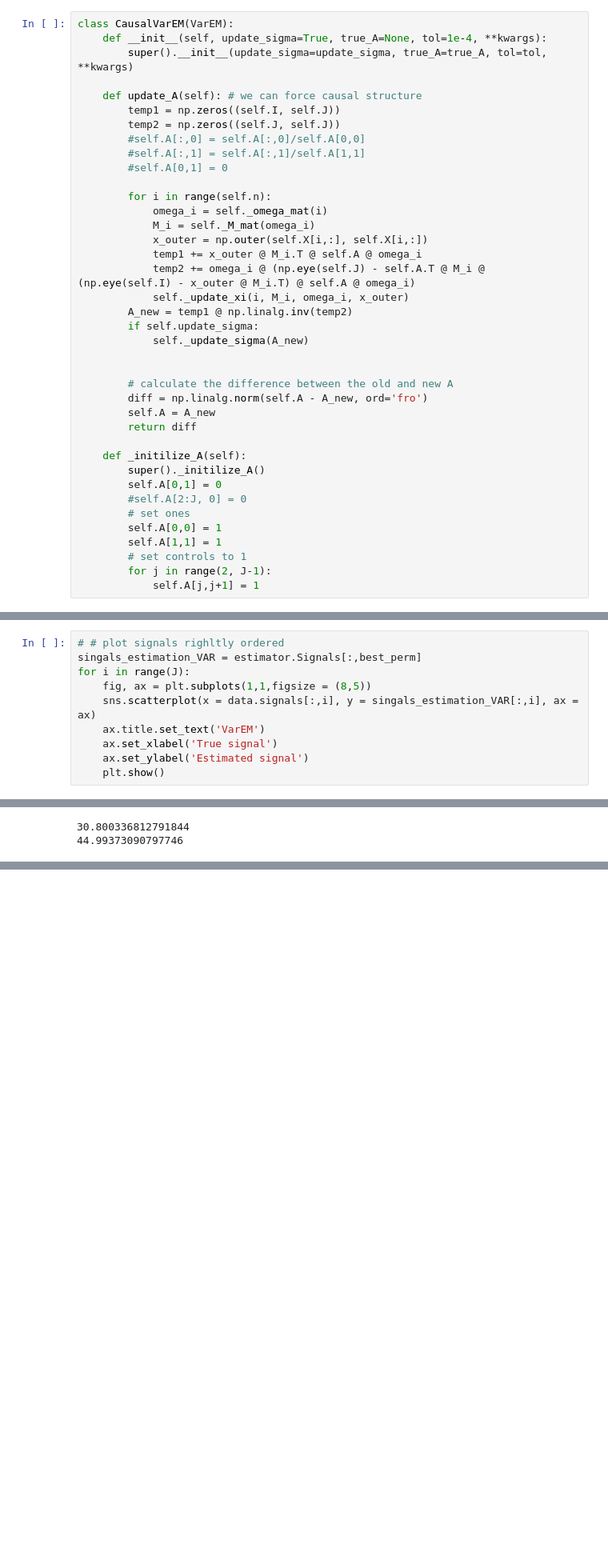
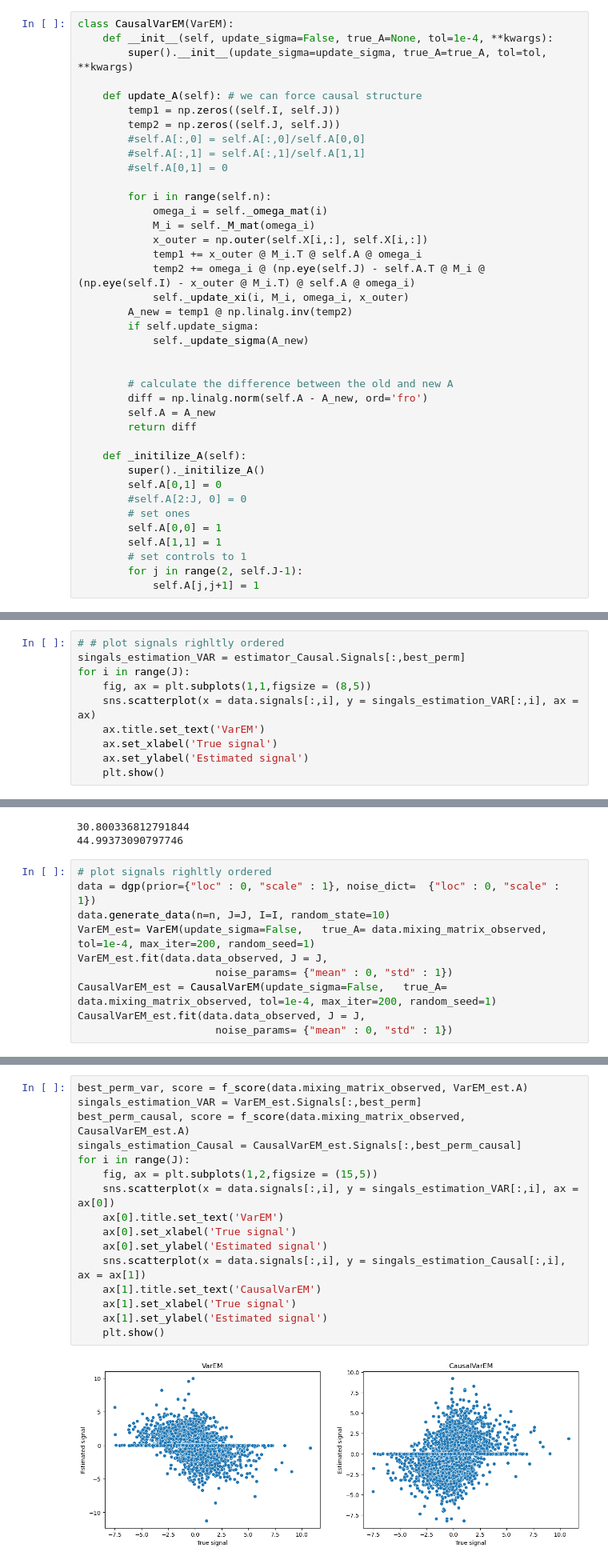
Before and after one commit to malo4300/ICA_IV, a Jupyter notebook: VarEM_causal_data.ipynb, the cells around one changed output, grey strips where cells are left out. Shown at 80% size. Drawn from its saved outputs; the diff is of its cells as text; blank space fills up the shorter version.

```diff
--- a/VarEM_causal_data.ipynb
+++ b/VarEM_causal_data.ipynb
@@ -30,7 +31,7 @@ def norm_funtion(A):
     return A_0
 # %%
 class CausalVarEM(VarEM):
-    def __init__(self, update_sigma=True, true_A=None, tol=1e-4, **kwargs):
+    def __init__(self, update_sigma=False, true_A=None, tol=1e-4, **kwargs):
         super().__init__(update_sigma=update_sigma, true_A=true_A, tol=tol, **kwargs)
 
     def update_A(self): # we can force causal structure
@@ -65,7 +66,7 @@ class CausalVarEM(VarEM):
         self.A[0,0] = 1
         self.A[1,1] = 1
         # set controls to 1
-        for j in range(2, J-1):
+        for j in range(2, self.J-1):
             self.A[j,j+1] = 1
 # %%
 estimator_Causal = CausalVarEM(update_sigma=False,   true_A= data.mixing_matrix_observed, tol=1e-4, max_iter=200, random_seed=1)
@@ -102,7 +107,7 @@ print(np.round(data.mixing_matrix_observed, 2))
  [ 0.    0.    0.    0.    0.    1.  ]]
 # %%
 # # plot signals righltly ordered
-singals_estimation_VAR = estimator.Signals[:,best_perm]
+singals_estimation_VAR = estimator_Causal.Signals[:,best_perm]
 for i in range(J):
     fig, ax = plt.subplots(1,1,figsize = (8,5))
     sns.scatterplot(x = data.signals[:,i], y = singals_estimation_VAR[:,i], ax = ax)
@@ -224,3 +212,13 @@ print(mean_squared_error(results.treatment_true.drop(ind_causal), results.treatm
 [figure]
 30.800336812791844
 44.99373090797746
+# %%
+# plot signals righltly ordered
+data = dgp(prior={"loc" : 0, "scale" : 1}, noise_dict=  {"loc" : 0, "scale" : 1})
+data.generate_data(n=n, J=J, I=I, random_state=10)
+VarEM_est= VarEM(update_sigma=False,   true_A= data.mixing_matrix_observed, tol=1e-4, max_iter=200, random_seed=1)
+VarEM_est.fit(data.data_observed, J = J,
+                      noise_params= {"mean" : 0, "std" : 1})
+CausalVarEM_est = CausalVarEM(update_sigma=False,   true_A= data.mixing_matrix_observed, tol=1e-4, max_iter=200, random_seed=1)
+CausalVarEM_est.fit(data.data_observed, J = J,
+                      noise_params= {"mean" : 0, "std" : 1})
@@ -226,0 +231,18 @@ print(mean_squared_error(results.treatment_true.drop(ind_causal), results.treatm
+# %%
+best_perm_var, score = f_score(data.mixing_matrix_observed, VarEM_est.A)
+singals_estimation_VAR = VarEM_est.Signals[:,best_perm]
+best_perm_causal, score = f_score(data.mixing_matrix_observed, CausalVarEM_est.A)
+singals_estimation_Causal = CausalVarEM_est.Signals[:,best_perm_causal]
+for i in range(J):
+    fig, ax = plt.subplots(1,2,figsize = (15,5))
+    sns.scatterplot(x = data.signals[:,i], y = singals_estimation_VAR[:,i], ax = ax[0])
+    ax[0].title.set_text('VarEM')
+    ax[0].set_xlabel('True signal')
+    ax[0].set_ylabel('Estimated signal')
+    sns.scatterplot(x = data.signals[:,i], y = singals_estimation_Causal[:,i], ax = ax[1])
+    ax[1].title.set_text('CausalVarEM')
+    ax[1].set_xlabel('True signal')
+    ax[1].set_ylabel('Estimated signal')
+    plt.show()
+# %% [output]
+[figure, added]
```
Also changed, not shown: parts of 6 cells of this notebook, 3 other files.
